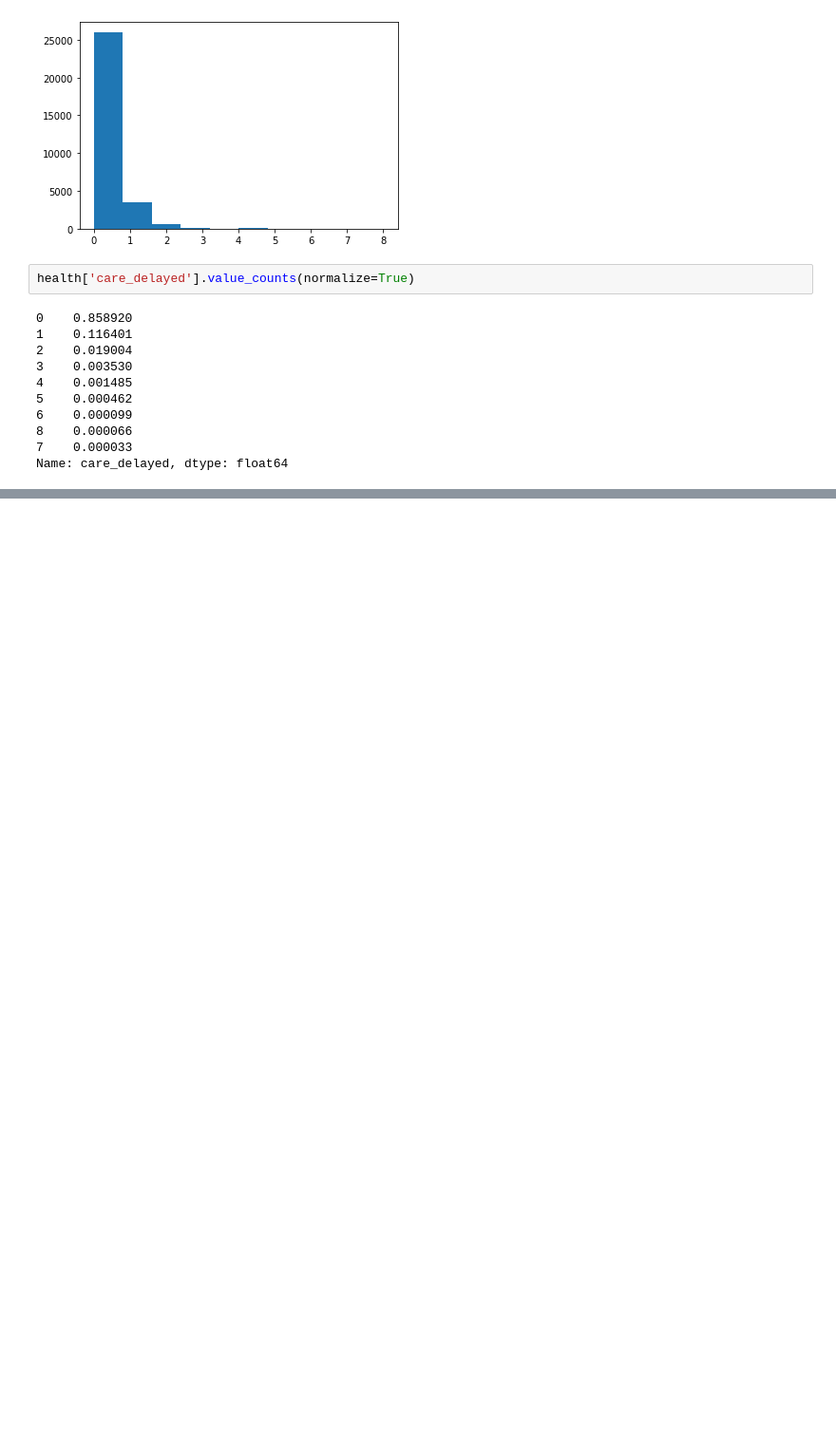
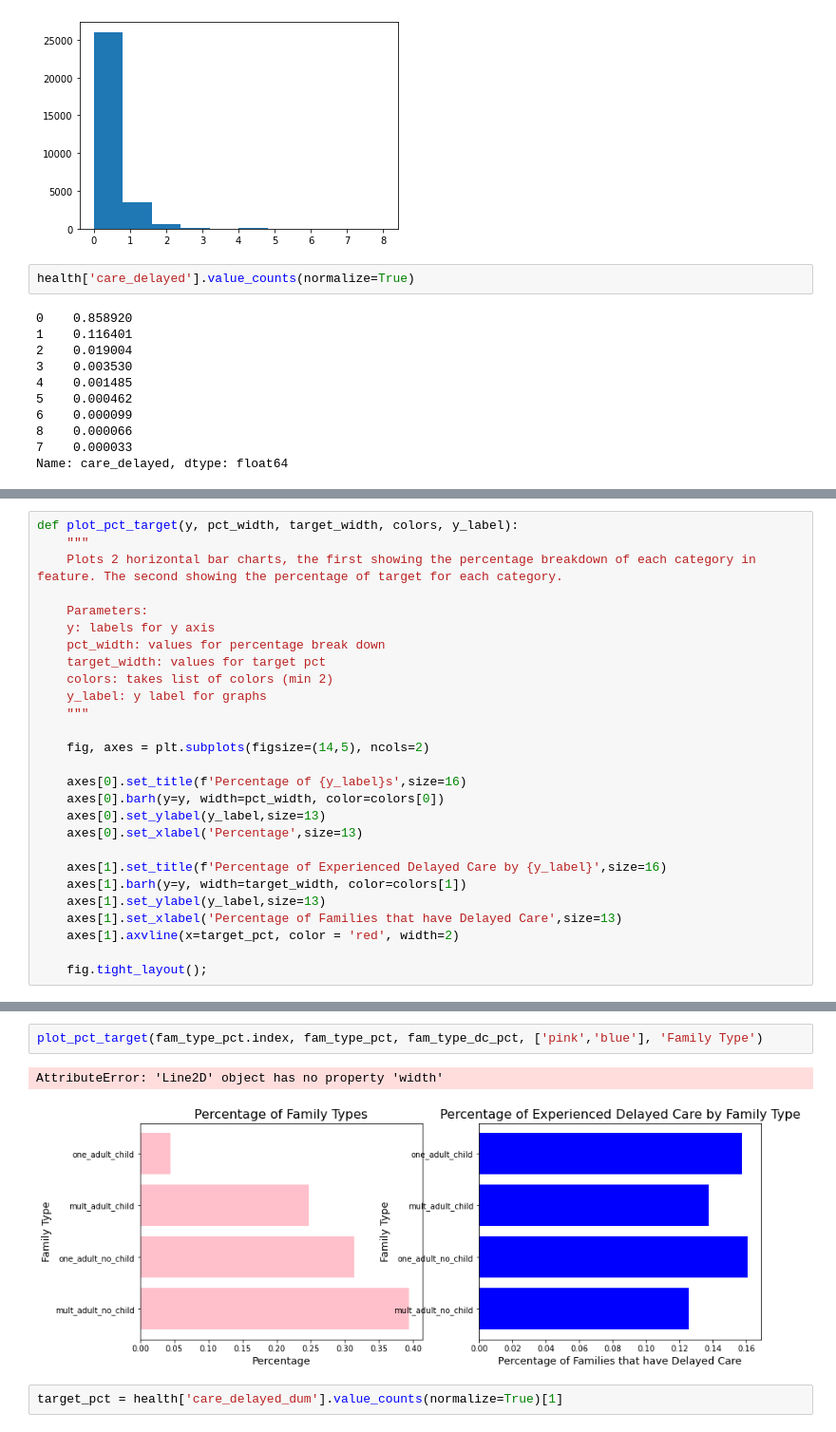
Before and after one commit to dmedellin2/healthcare, a Jupyter notebook: healthcare.ipynb, the cells around one changed output, grey strips where cells are left out. Shown at 95% size. Cells and saved outputs as stored; diff of their text form; blank space fills up the shorter version.

```diff
--- a/healthcare.ipynb
+++ b/healthcare.ipynb
@@ -227,0 +229,27 @@ Name: care_delayed_dum, dtype: float64
+# %%
+def plot_pct_target(y, pct_width, target_width, colors, y_label):
+    """
+    Plots 2 horizontal bar charts, the first showing the percentage breakdown of each category in feature. The second showing the percentage of target for each category.
+
+    Parameters:
+    y: labels for y axis
+    pct_width: values for percentage break down
+    target_width: values for target pct
+    colors: takes list of colors (min 2)
+    y_label: y label for graphs
+    """
+
+    fig, axes = plt.subplots(figsize=(14,5), ncols=2)
+
+    axes[0].set_title(f'Percentage of {y_label}s',size=16)
+    axes[0].barh(y=y, width=pct_width, color=colors[0])
+    axes[0].set_ylabel(y_label,size=13)
+    axes[0].set_xlabel('Percentage',size=13)
+
+    axes[1].set_title(f'Percentage of Experienced Delayed Care by {y_label}',size=16)
+    axes[1].barh(y=y, width=target_width, color=colors[1])
+    axes[1].set_ylabel(y_label,size=13)
+    axes[1].set_xlabel('Percentage of Families that have Delayed Care',size=13)
+    axes[1].axvline(x=target_pct, color = 'red', width=2)
+
+    fig.tight_layout();
@@ -227,0 +285,7 @@ Name: care_delayed_dum, dtype: float64
+# %%
+plot_pct_target(fam_type_pct.index, fam_type_pct, fam_type_dc_pct, ['pink','blue'], 'Family Type')
+# %% [output]
+AttributeError: 'Line2D' object has no property 'width'
+[figure, added]
+# %%
+target_pct = health['care_delayed_dum'].value_counts(normalize=True)[1]
```
Also changed, not shown: parts of 7 cells of this notebook.
